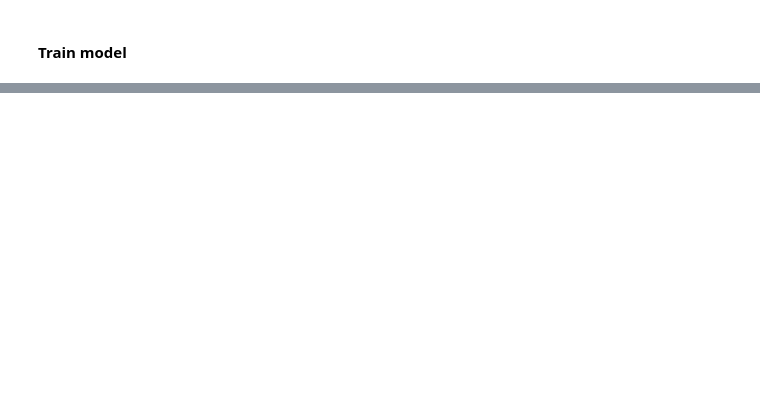
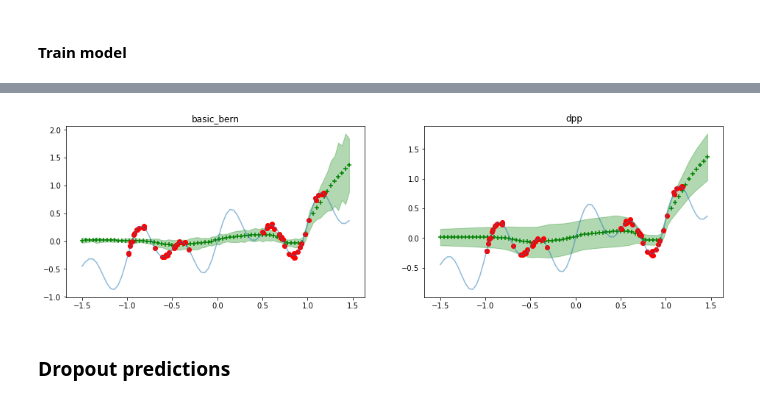
Before and after one commit to stat-ml/alpaca, a Jupyter notebook: experiments/masks_2.ipynb, the cells around one changed output, grey strips where cells are left out. Saved outputs shown, nothing was run; the diff lists cells and outputs as text; code cells hidden in the pictures; blank space fills up the shorter version.

Commit message:
Make masks work

```diff
--- a/experiments/masks_2.ipynb
+++ b/experiments/masks_2.ipynb
@@ -71,0 +72,33 @@ plt.scatter(x_, y_, color='green', marker='+')
+# %%
+masks = build_masks(['basic_bern', 'dpp'])
+# %%
+y_pred = trainer.predict(x_true)
+# %%
+plt.figure(figsize=(16, 30))
+
+def make_uq_graph(name, estimations):
+    plt.title(name)
+    plt.plot(x_true, y_true, alpha=0.5)
+    plt.scatter(x_true, y_pred, color='green', marker='+')
+    plt.fill_between(np.ravel(x_true), np.ravel(y_pred)-estimations, np.ravel(y_pred)+estimations, alpha=0.3, color='green')
+    plt.scatter(x_train, y_train, color='red')
+
+dropout_runs = {}
+
+for i, (name, mask) in enumerate(masks.items()):
+    if hasattr(mask, 'reset'):
+        mask.reset()
+    trainer.train()
+    estimator = build_estimator(
+        'mcdue_masked', trainer, keep_runs=True, nn_runs=config['nn_runs'],
+        dropout_mask=mask, dropout_rate=config['dropout_uq'])
+
+    estimations = estimator.estimate(x_true)
+    dropout_runs[name] = estimator.last_mcd_runs()
+    plt.subplot(6, 2, i+1)
+    make_uq_graph(name, estimations)
+# %% [output]
+[figure, added]
+# %% [markdown]
+
+### Dropout predictions
```
Also changed, not shown: parts of 7 cells of this notebook, 4 other files.
